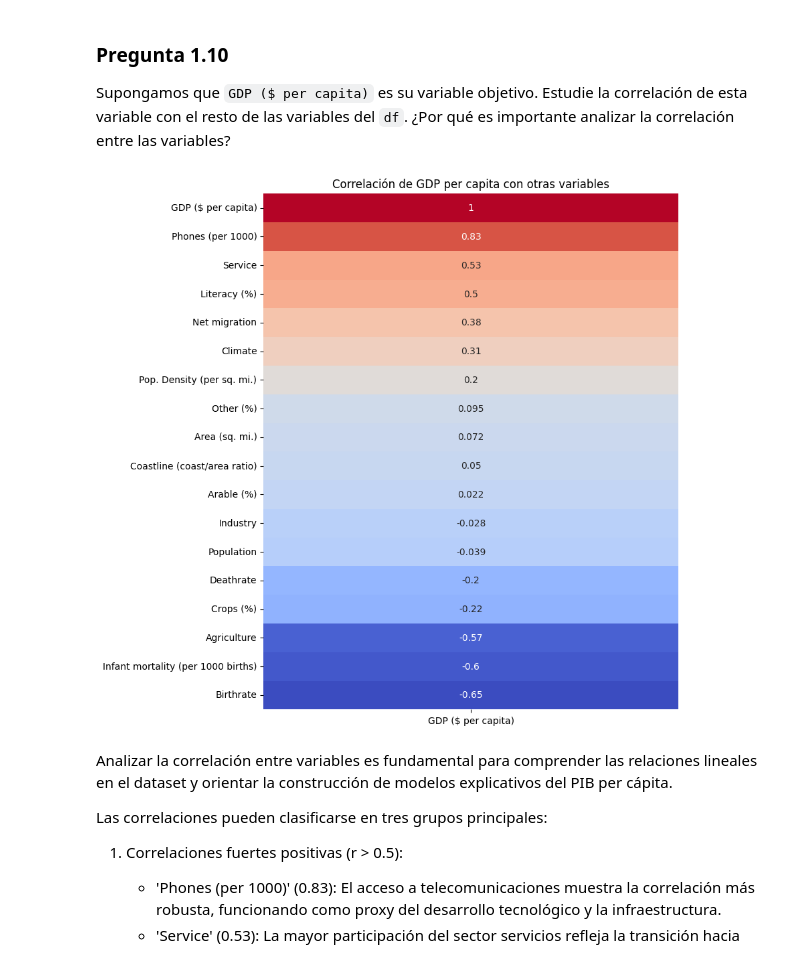
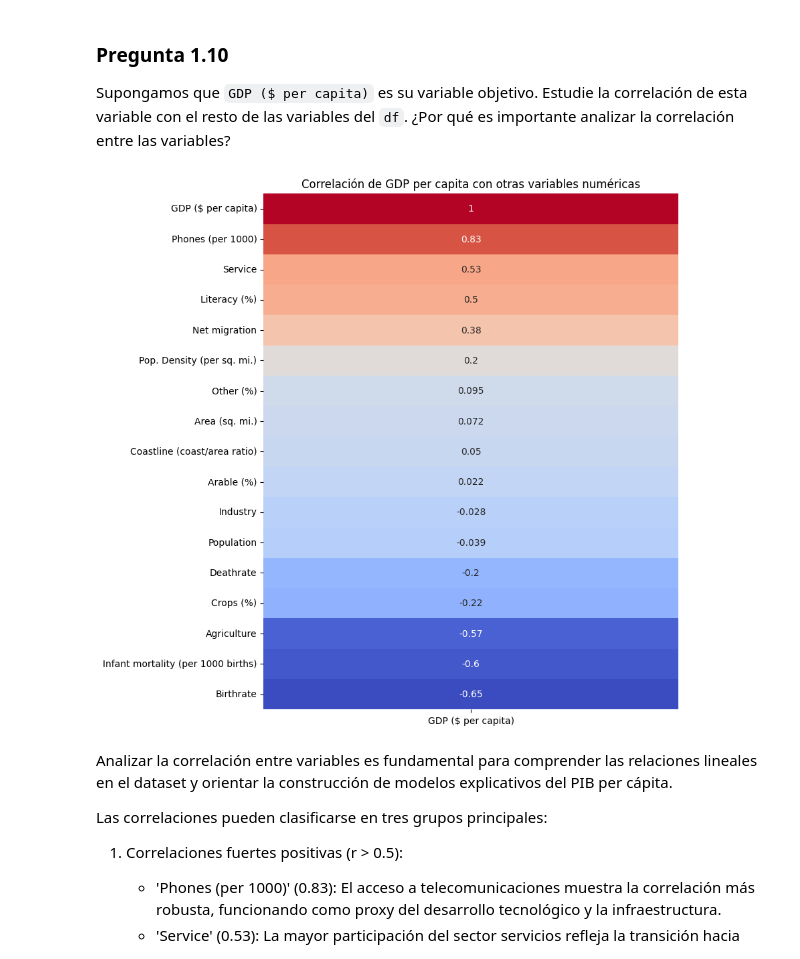
Before and after one commit to Jose062797/Tarea-1---AMLE, a Jupyter notebook: Tarea_1.ipynb, the cells around one changed output. Cells and saved outputs as stored; diff of their text form; code cells hidden in the pictures.

```diff
--- a/Tarea_1.ipynb
+++ b/Tarea_1.ipynb
@@ -362,12 +432,25 @@ Este enfoque de imputación nos permite mantener la integridad del dataset prese
 # %%
-# Para variables numéricas con distribución sesgada, usamos la mediana
+# 1. Identificar variables categóricas
+categorical_columns = ['Climate']
+
+# 2. Para variables numéricas con distribución sesgada, usar la mediana
 skewed_columns = ['GDP ($ per capita)', 'Pop. Density (per sq. mi.)']
 for col in skewed_columns:
     if col in df.columns and df[col].isna().sum() > 0:
-        df[col].fillna(df[col].median(), inplace=True)
+        df.loc[:, col] = df[col].fillna(df[col].median())
 
-# Para el resto de variables numéricas, usamos la media
-df.fillna(df.mean(numeric_only=True), inplace=True)
+# 3. Para el resto de variables numéricas, usar la media
+numerical_columns = df.select_dtypes(include=['float64', 'int64']).columns
+numerical_columns = [col for col in numerical_columns if col not in skewed_columns and col not in categorical_columns]
+for col in numerical_columns:
+    if df[col].isna().sum() > 0:
+        df.loc[:, col] = df[col].fillna(df[col].mean())
+
+# 4. Para variables categóricas, usar la moda
+for col in categorical_columns:
+    if col in df.columns and df[col].isna().sum() > 0:
+        mode_value = df[col].mode()[0]
+        df.loc[:, col] = df[col].fillna(mode_value)
 
 # Verificamos que no queden valores nulos
 print("Valores nulos restantes:", df.isna().sum().sum())
@@ -419,15 +496,23 @@ Este tipo de análisis regional es fundamental para comprender las dinámicas ec
 
 Supongamos que `GDP ($ per capita)` es su variable objetivo. Estudie la correlación de esta variable con el resto de las variables del `df`. ¿Por qué es importante analizar la correlación entre las variables?
 # %%
-# Correlación de GDP per capita con todas las demás variables numéricas
-correlaciones = df.corr(numeric_only=True)['GDP ($ per capita)'].sort_values(ascending=False)
+# Identificamos la variable categórica a excluir
+categorical_columns = ['Climate']
 
+# Seleccionamos solo variables numéricas, excluyendo categóricas
+numeric_columns = df.select_dtypes(include=['float64', 'int64']).columns
+numeric_columns = [col for col in numeric_columns if col not in categorical_columns]
+
+# Calculamos correlaciones solo con variables numéricas relevantes
+correlaciones = df[numeric_columns].corr()['GDP ($ per capita)'].sort_values(ascending=False)
+
+# Visualizamos las correlaciones
 plt.figure(figsize=(8, 10))
 sns.heatmap(correlaciones.to_frame(), annot=True, cmap='coolwarm', cbar=False)
-plt.title('Correlación de GDP per capita con otras variables')
+plt.title('Correlación de GDP per capita con otras variables numéricas')
 plt.show()
 # %% [output]
-[figure, old version]
+[figure, new version]
 # %% [markdown]
 Analizar la correlación entre variables es fundamental para comprender las relaciones lineales en el dataset y orientar la construcción de modelos explicativos del PIB per cápita.
 
```
Also changed, not shown: parts of 14 cells of this notebook.
